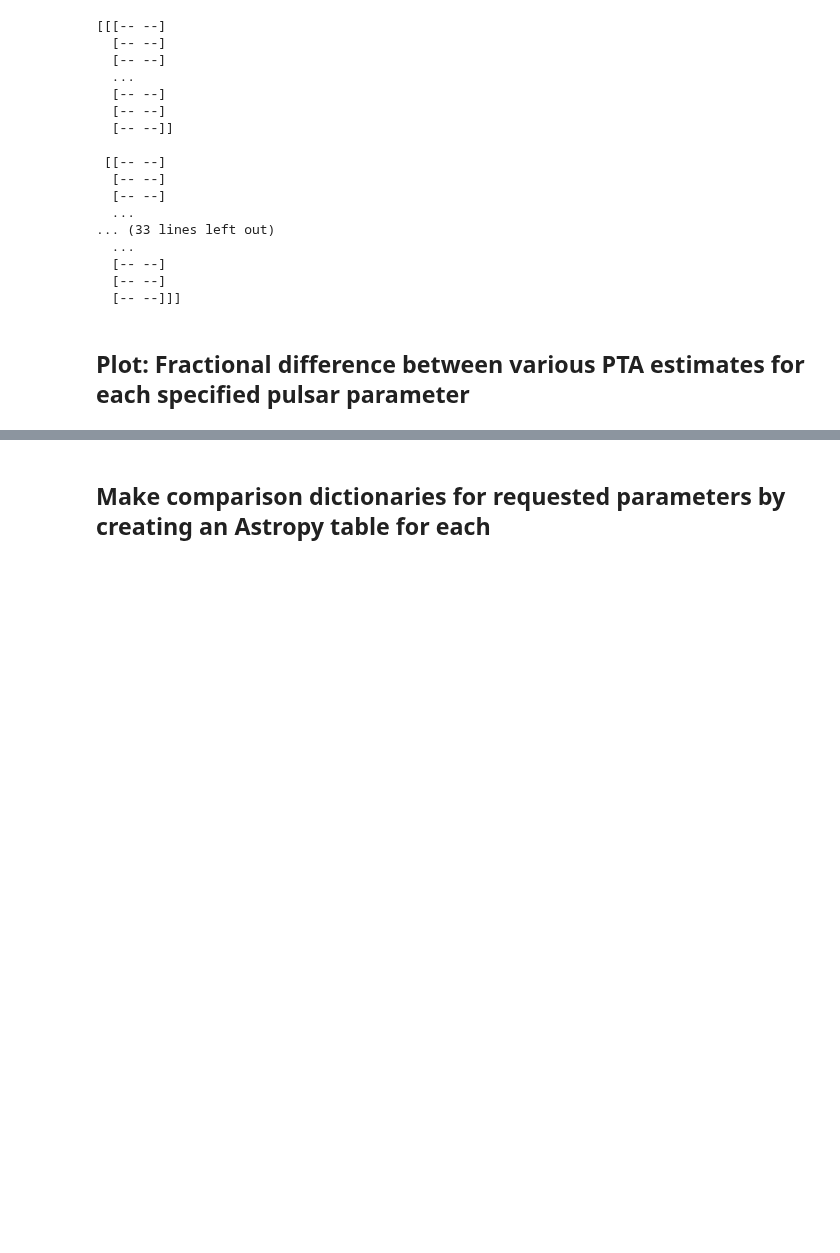
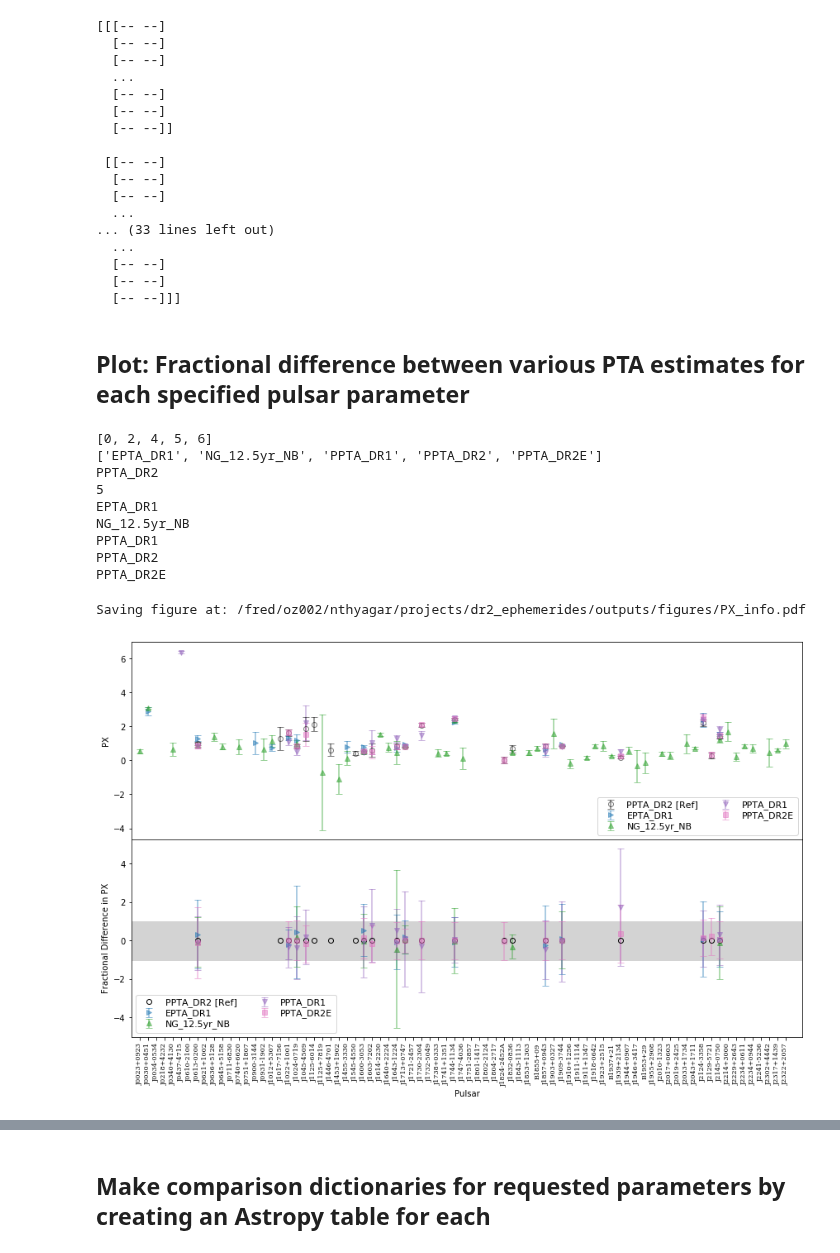
Before and after one commit to danielreardon/ppta_dr2_ephemerides, a Jupyter notebook: parameterComparisonScripts/compare_PSR_parms.ipynb, the cells around one changed output, grey strips where cells are left out. Drawn from its saved outputs; the diff is of its cells as text; code cells hidden in the pictures; blank space fills up the shorter version.

Commit message:
Update figures in PSR comparison notebook

```diff
--- a/parameterComparisonScripts/compare_PSR_parms.ipynb
+++ b/parameterComparisonScripts/compare_PSR_parms.ipynb
@@ -188,3 +188,46 @@ print(pta_psr_parm_vals_normratio[parm]['all'])
   [-- --]]]
 # %% [markdown]
 ## Plot: Fractional difference between various PTA estimates for each specified pulsar parameter
+# %%
+ptas_to_plot = compare_parms['plot_PTAs']
+ind_ptas_to_plot = [ptas.tolist().index(pta_to_plot) for pta_to_plot in ptas_to_plot]
+ptasymbols = ['>', 'd', '^', '*', 'v', '<', 's']
+ptacolors = ['C0', 'C1', 'C2', 'C3', 'C4', 'C5', 'C6']
+for parm in psr_parms:
+    fig, axs = PLT.subplots(nrows=2, ncols=1, sharex=True, figsize=(12,8))
+
+    axs[0].errorbar(NP.arange(len(psrnames_simple_union)), pta_psr_parm_vals[parm]['all'][:,ref_pta_ind,0], yerr=pta_psr_parm_vals[parm]['all'][:,ref_pta_ind,1], ls='none', marker='o', mfc='none', mec='black', mew=1, color='black', ecolor='black', capsize=4, alpha=0.5, label=ref_pta+' [Ref]')
+    for ptai in ind_ptas_to_plot:
+        if ptas[ptai] != ref_pta:
+            axs[0].errorbar(NP.arange(len(psrnames_simple_union)), pta_psr_parm_vals[parm]['all'][:,ptai,0], yerr=pta_psr_parm_vals[parm]['all'][:,ptai,1], ls='none', marker=ptasymbols[ptai], color=ptacolors[ptai], ecolor=ptacolors[ptai], capsize=4, alpha=0.5, label='{0}'.format(ptas[ptai]))
+
+    axs[1].fill_between(NP.asarray([-10,100]), -1, 1, color='lightgray')
+    for ptai in ind_ptas_to_plot:
+        if ptas[ptai] != ref_pta:
+            axs[1].errorbar(NP.arange(len(psrnames_simple_union)), pta_psr_parm_vals_normratio[parm]['all'][:,ptai,0], yerr=pta_psr_parm_vals_normratio[parm]['all'][:,ptai,1], ls='none', marker=ptasymbols[ptai], color=ptacolors[ptai], ecolor=ptacolors[ptai], capsize=4, alpha=0.5, label='{0}'.format(ptas[ptai]))
+    axs[1].plot(NP.arange(len(psrnames_simple_union)), pta_psr_parm_vals_normratio[parm]['all'][:,ref_pta_ind,0], ls='none', marker='o', mfc='none', mec='black', mew=1, label=ref_pta+' [Ref]')
+    axs[0].legend(loc='lower right', ncol=2, shadow=False, fontsize=11, labelspacing=0.2)
+    axs[1].legend(loc='lower left', ncol=2, shadow=False, fontsize=11, labelspacing=0.2)
+    axs[1].set_xlim(-1,len(psrnames_simple_union)+1)
+    axs[1].set_xticks(NP.arange(len(psrnames_simple_union)))
+    axs[1].set_xticklabels(psrnames_simple_union, rotation='vertical', fontdict={'fontsize': 8, 'ha': 'center', 'va': 'top', 'family': 'serif'})
+    axs[1].set_xlabel('Pulsar')
+    axs[0].set_ylabel('{0}'.format(parm))
+    axs[1].set_ylabel('Fractional Difference in {0}'.format(parm))
+    fig.subplots_adjust(hspace=0, wspace=0)
+    fig.subplots_adjust(left=0.05, right=0.99, bottom=0.15, top=0.98)
+
+    PLT.savefig(figdir + '{0}_info_landscape.pdf'.format(parm), bbox_inches=0)
+    print('Saving figure at: ' + figdir + '{0}_info_landscape.pdf'.format(parm))
+# %% [output]
+[0, 2, 4, 5, 6]
+['EPTA_DR1', 'NG_12.5yr_NB', 'PPTA_DR1', 'PPTA_DR2', 'PPTA_DR2E']
+PPTA_DR2
+5
+EPTA_DR1
+NG_12.5yr_NB
+PPTA_DR1
+PPTA_DR2
+PPTA_DR2E
+Saving figure at: /fred/oz002/nthyagar/projects/dr2_ephemerides/outputs/figures/PX_info.pdf
+[figure, added]
```
Also changed, not shown: parts of 3 cells of this notebook.
